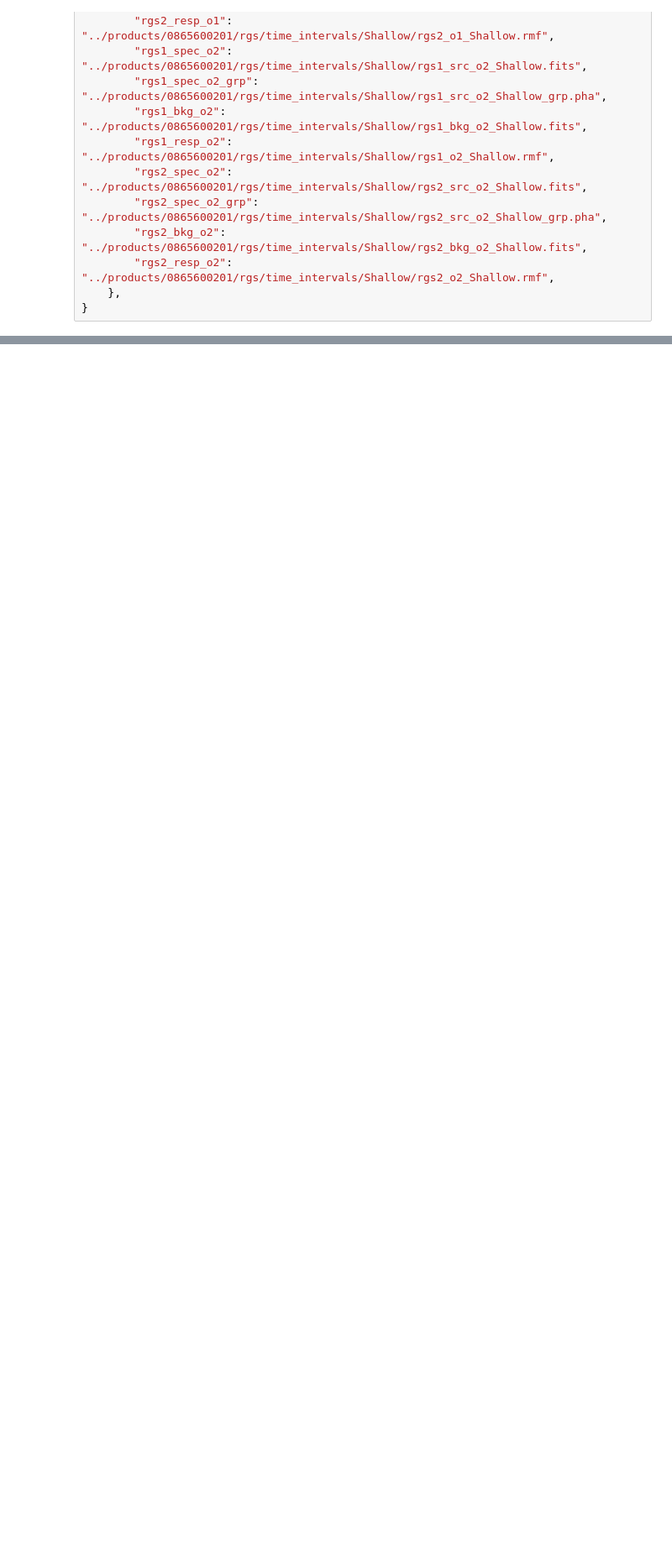
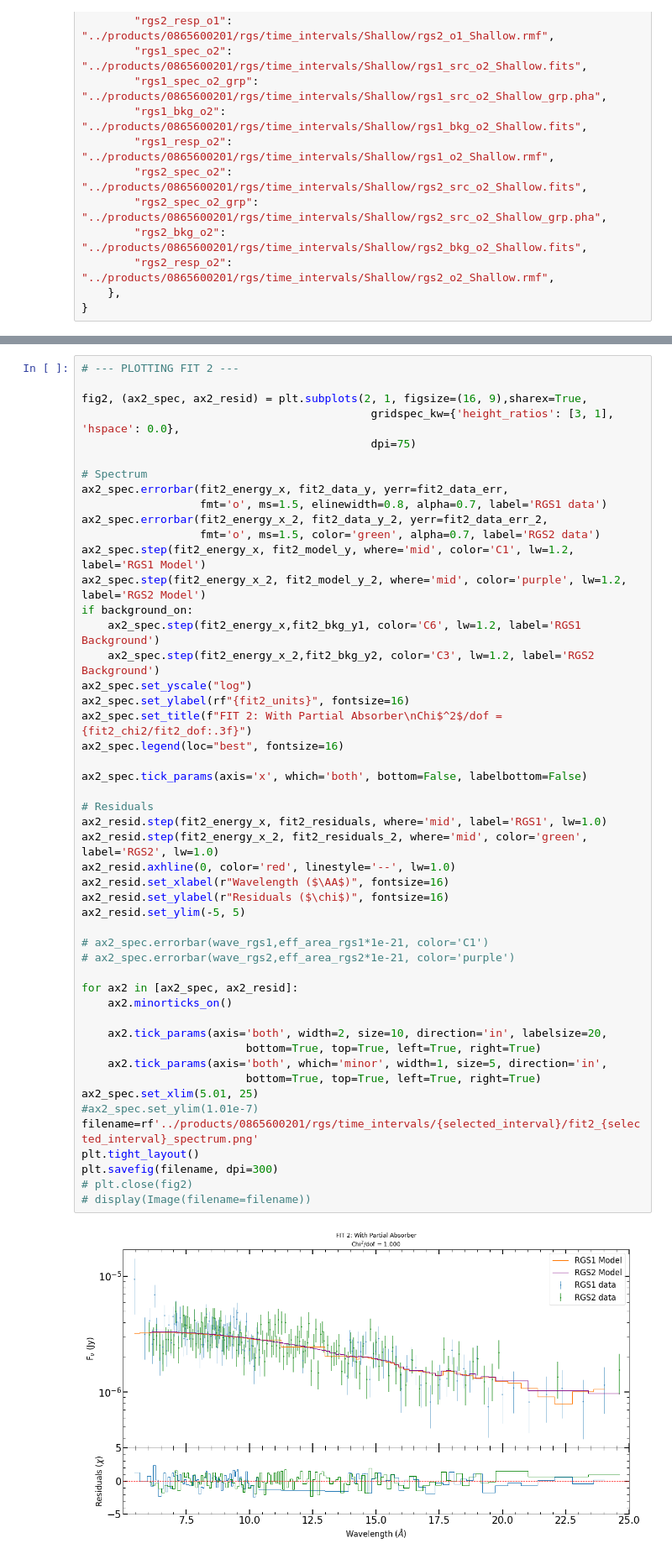
Before and after one commit to KSSolomons/Swift-j1858.6-0814, a Jupyter notebook: notebooks/rgs xspec.ipynb, the cells around one changed output, grey strips where cells are left out. Shown at 84% size. Cells and saved outputs as stored; diff of their text form; blank space fills up the shorter version.

```diff
--- a/notebooks/rgs xspec.ipynb
+++ b/notebooks/rgs xspec.ipynb
@@ -497,3 +631,54 @@ Test statistic : Chi-Squared                  525.02     using 609 bins.
+# %%
+# --- PLOTTING FIT 2 ---
+
+fig2, (ax2_spec, ax2_resid) = plt.subplots(2, 1, figsize=(16, 9),sharex=True,
+                                            gridspec_kw={'height_ratios': [3, 1], 'hspace': 0.0},
+                                            dpi=75)
+
+# Spectrum
+ax2_spec.errorbar(fit2_energy_x, fit2_data_y, yerr=fit2_data_err,
+                  fmt='o', ms=1.5, elinewidth=0.8, alpha=0.7, label='RGS1 data')
+ax2_spec.errorbar(fit2_energy_x_2, fit2_data_y_2, yerr=fit2_data_err_2,
+                  fmt='o', ms=1.5, color='green', alpha=0.7, label='RGS2 data')
+ax2_spec.step(fit2_energy_x, fit2_model_y, where='mid', color='C1', lw=1.2, label='RGS1 Model')
+ax2_spec.step(fit2_energy_x_2, fit2_model_y_2, where='mid', color='purple', lw=1.2, label='RGS2 Model')
+if background_on:
+    ax2_spec.step(fit2_energy_x,fit2_bkg_y1, color='C6', lw=1.2, label='RGS1 Background')
+    ax2_spec.step(fit2_energy_x_2,fit2_bkg_y2, color='C3', lw=1.2, label='RGS2 Background')
+ax2_spec.set_yscale("log")
+ax2_spec.set_ylabel(rf"{fit2_units}", fontsize=16)
+ax2_spec.set_title(f"FIT 2: With Partial Absorber\nChi$^2$/dof = {fit2_chi2/fit2_dof:.3f}")
+ax2_spec.legend(loc="best", fontsize=16)
+
+ax2_spec.tick_params(axis='x', which='both', bottom=False, labelbottom=False)
+
+# Residuals
+ax2_resid.step(fit2_energy_x, fit2_residuals, where='mid', label='RGS1', lw=1.0)
+ax2_resid.step(fit2_energy_x_2, fit2_residuals_2, where='mid', color='green', label='RGS2', lw=1.0)
+ax2_resid.axhline(0, color='red', linestyle='--', lw=1.0)
+ax2_resid.set_xlabel(r"Wavelength ($\AA$)", fontsize=16)
+ax2_resid.set_ylabel(r"Residuals ($\chi$)", fontsize=16)
+ax2_resid.set_ylim(-5, 5)
+
+# ax2_spec.errorbar(wave_rgs1,eff_area_rgs1*1e-21, color='C1')
+# ax2_spec.errorbar(wave_rgs2,eff_area_rgs2*1e-21, color='purple')
+
+for ax2 in [ax2_spec, ax2_resid]:
+    ax2.minorticks_on()
+
+    ax2.tick_params(axis='both', width=2, size=10, direction='in', labelsize=20,
+                         bottom=True, top=True, left=True, right=True)
+    ax2.tick_params(axis='both', which='minor', width=1, size=5, direction='in',
+                         bottom=True, top=True, left=True, right=True)
+ax2_spec.set_xlim(5.01, 25)
+#ax2_spec.set_ylim(1.01e-7)
+filename=rf'../products/0865600201/rgs/time_intervals/{selected_interval}/fit2_{selected_interval}_spectrum.png'
+plt.tight_layout()
+plt.savefig(filename, dpi=300)
+# plt.close(fig2)
+# display(Image(filename=filename))
+# %% [output]
+[figure, added]
 # %%
 # --- PRINT FIT 1 PARAMETERS ---
 print("\n" + "="*95)
```
Also changed, not shown: parts of 18 cells of this notebook, 10 other files.
